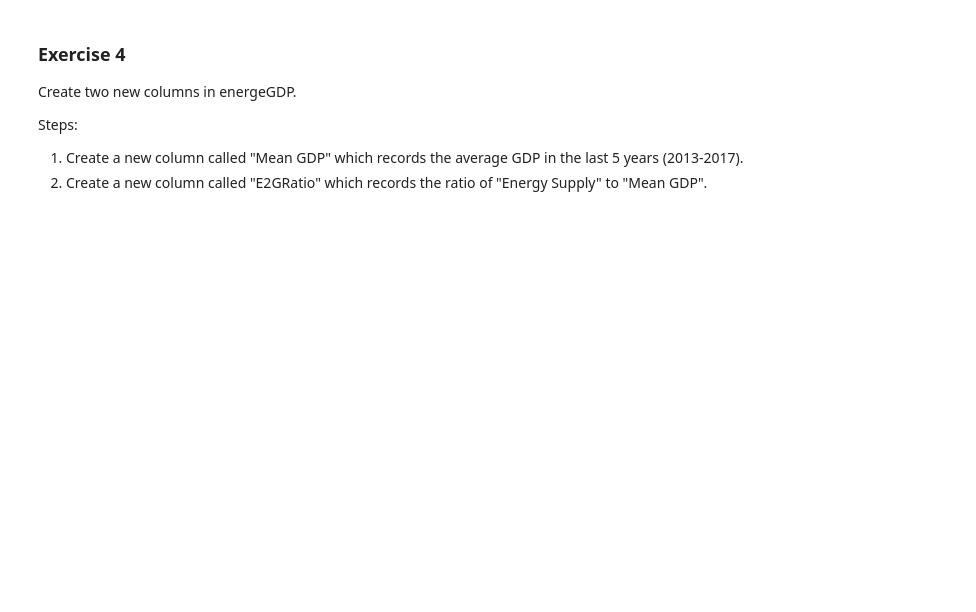
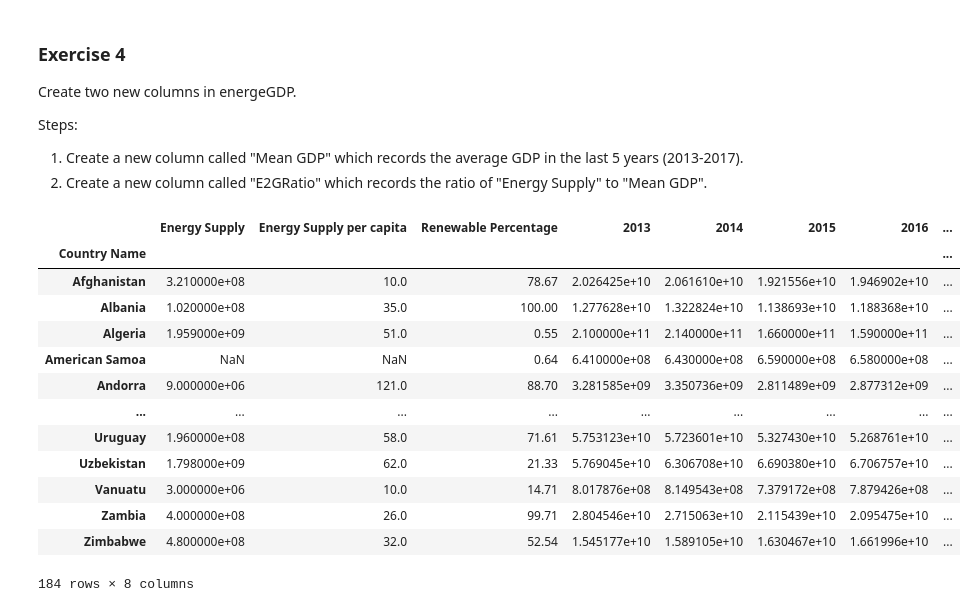
Before and after one commit to ArchithaKattumulla/Remainders-with-face-recognition-, a Jupyter notebook: CSIT553_class3_1_exercise.ipynb, the cells around one changed output. Saved outputs shown, nothing was run; the diff lists cells and outputs as text; code cells hidden in the pictures; blank space fills up the shorter version.

```diff
--- a/CSIT553_class3_1_exercise.ipynb
+++ b/CSIT553_class3_1_exercise.ipynb
@@ -81,3 +81,12 @@ Clean the data in the DataFrame **Energy**. The detailed steps are as follows.
         "United States of America": "United States",
         "United Kingdom of Great Britain and Northern Ireland": "United Kingdom",
         "China, Hong Kong Special Administrative Region": "Hong Kong"
+# %%
+energy = energy.replace('...', np.nan)
+
+energy['Country Name'] = energy['Country Name'].replace(
+    { "Republic of Korea": "South Korea",
+ "United States of America": "United States",
+ "United Kingdom of Great Britain and Northern Ireland": "United Kingdom",
+ "China, Hong Kong Special Administrative Region":"Hong Kong"}
+)
@@ -134,0 +174,19 @@ energyGDP
+# %%
+energyGDP = pd.merge(energy, GDP, on='Country Name')
+energyGDP.set_index('Country Name', inplace=True)
+energyGDP
+# %% [output]
+|  | Energy Supply | Energy Supply per capita | Renewable Percentage | 2013 | 2014 | 2015 | 2016 | ... |
+| Country Name |  |  |  |  |  |  |  | ... |
+| Afghanistan | 3.210000e+08 | 10.0 | 78.67 | 2.026425e+10 | 2.061610e+10 | 1.921556e+10 | 1.946902e+10 | ... |
+| Albania | 1.020000e+08 | 35.0 | 100.00 | 1.277628e+10 | 1.322824e+10 | 1.138693e+10 | 1.188368e+10 | ... |
+| Algeria | 1.959000e+09 | 51.0 | 0.55 | 2.100000e+11 | 2.140000e+11 | 1.660000e+11 | 1.590000e+11 | ... |
+| American Samoa | NaN | NaN | 0.64 | 6.410000e+08 | 6.430000e+08 | 6.590000e+08 | 6.580000e+08 | ... |
+| Andorra | 9.000000e+06 | 121.0 | 88.70 | 3.281585e+09 | 3.350736e+09 | 2.811489e+09 | 2.877312e+09 | ... |
+| ... | ... | ... | ... | ... | ... | ... | ... | ... |
+| Uruguay | 1.960000e+08 | 58.0 | 71.61 | 5.753123e+10 | 5.723601e+10 | 5.327430e+10 | 5.268761e+10 | ... |
+| Uzbekistan | 1.798000e+09 | 62.0 | 21.33 | 5.769045e+10 | 6.306708e+10 | 6.690380e+10 | 6.706757e+10 | ... |
+| Vanuatu | 3.000000e+06 | 10.0 | 14.71 | 8.017876e+08 | 8.149543e+08 | 7.379172e+08 | 7.879426e+08 | ... |
+| Zambia | 4.000000e+08 | 26.0 | 99.71 | 2.804546e+10 | 2.715063e+10 | 2.115439e+10 | 2.095475e+10 | ... |
+| Zimbabwe | 4.800000e+08 | 32.0 | 52.54 | 1.545177e+10 | 1.589105e+10 | 1.630467e+10 | 1.661996e+10 | ... |
+184 rows × 8 columns
```
Also changed, not shown: parts of 4 cells of this notebook.
